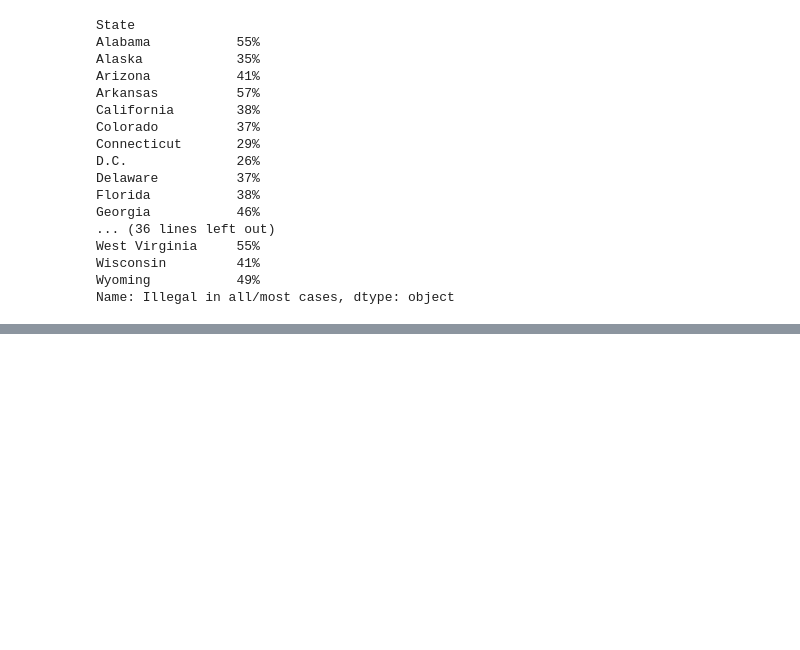
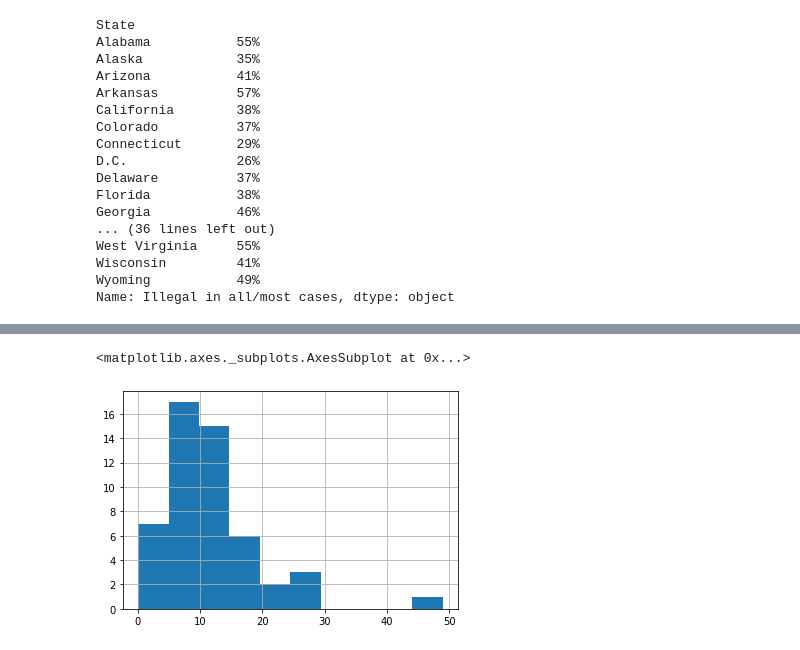
Before and after one commit to Mmarlo5/psychic-doodle, a Jupyter notebook: Problem_Set_2.ipynb, the cells around one changed output, grey strips where cells are left out. Cells and saved outputs as stored; diff of their text form; code cells hidden in the pictures; blank space fills up the shorter version.

```diff
--- a/Problem_Set_2.ipynb
+++ b/Problem_Set_2.ipynb
@@ -256,3 +266,6 @@ West Virginia     55%
 Wisconsin         41%
 Wyoming           49%
 Name: Illegal in all/most cases, dtype: object
+# %%
+abortion4 = pd.read_csv("https://raw.githubusercontent.com/Mmarlo5/psychic-doodle/main/Abortion4.csv")
+abortion4.head()
@@ -258,0 +279,3 @@ Name: Illegal in all/most cases, dtype: object
+# %%
+abortion4.replace(np.nan,"None", inplace=True)
+abortion4.head()
@@ -258,0 +289,5 @@ Name: Illegal in all/most cases, dtype: object
+# %%
+abortion4["No. of abortions per 1,000 women aged 15–44, by state of occurrence, 2020"].hist()
+# %% [output]
+<matplotlib.axes._subplots.AxesSubplot at 0x...>
+[figure, added]
```
Also changed, not shown: parts of 5 cells of this notebook.
